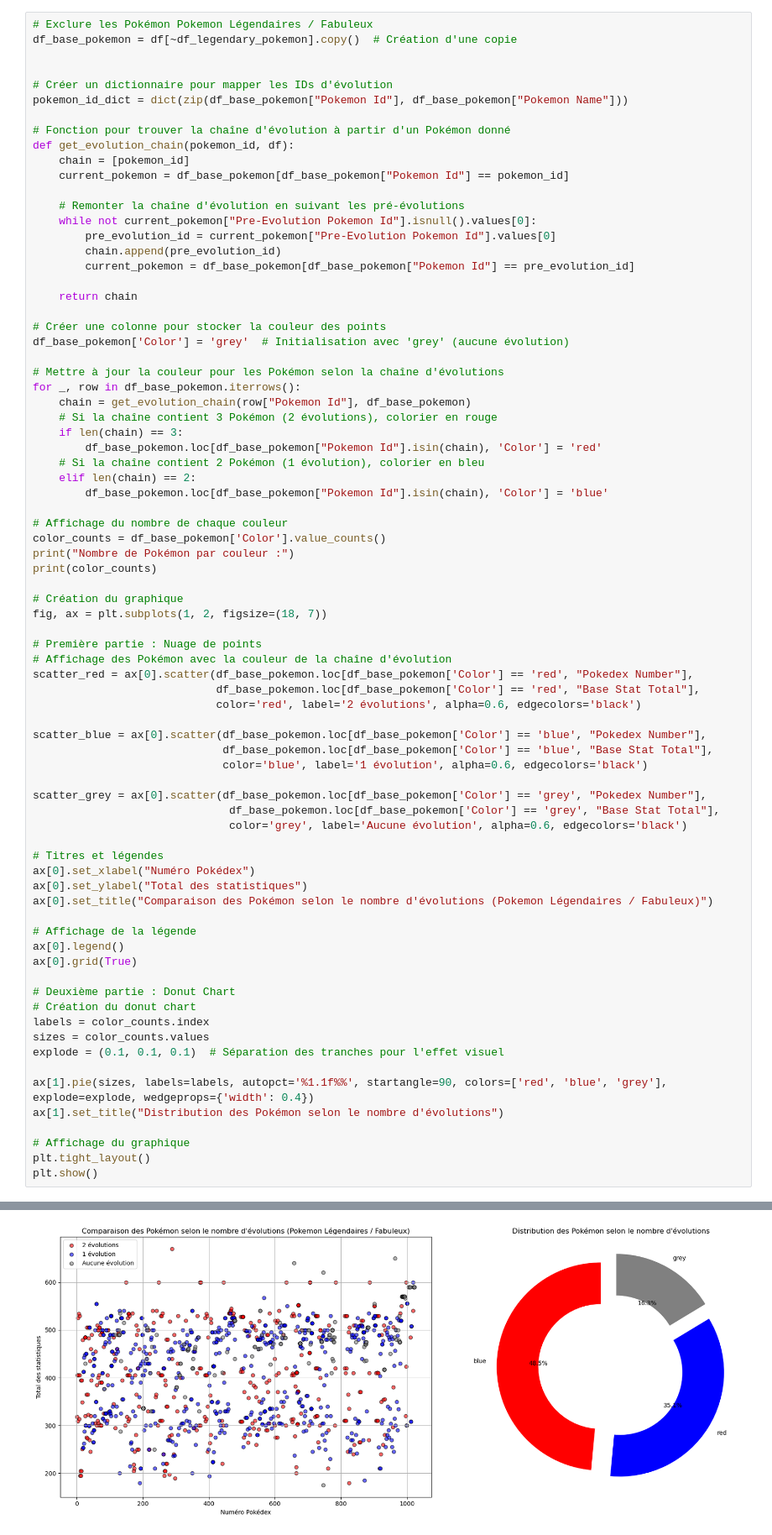
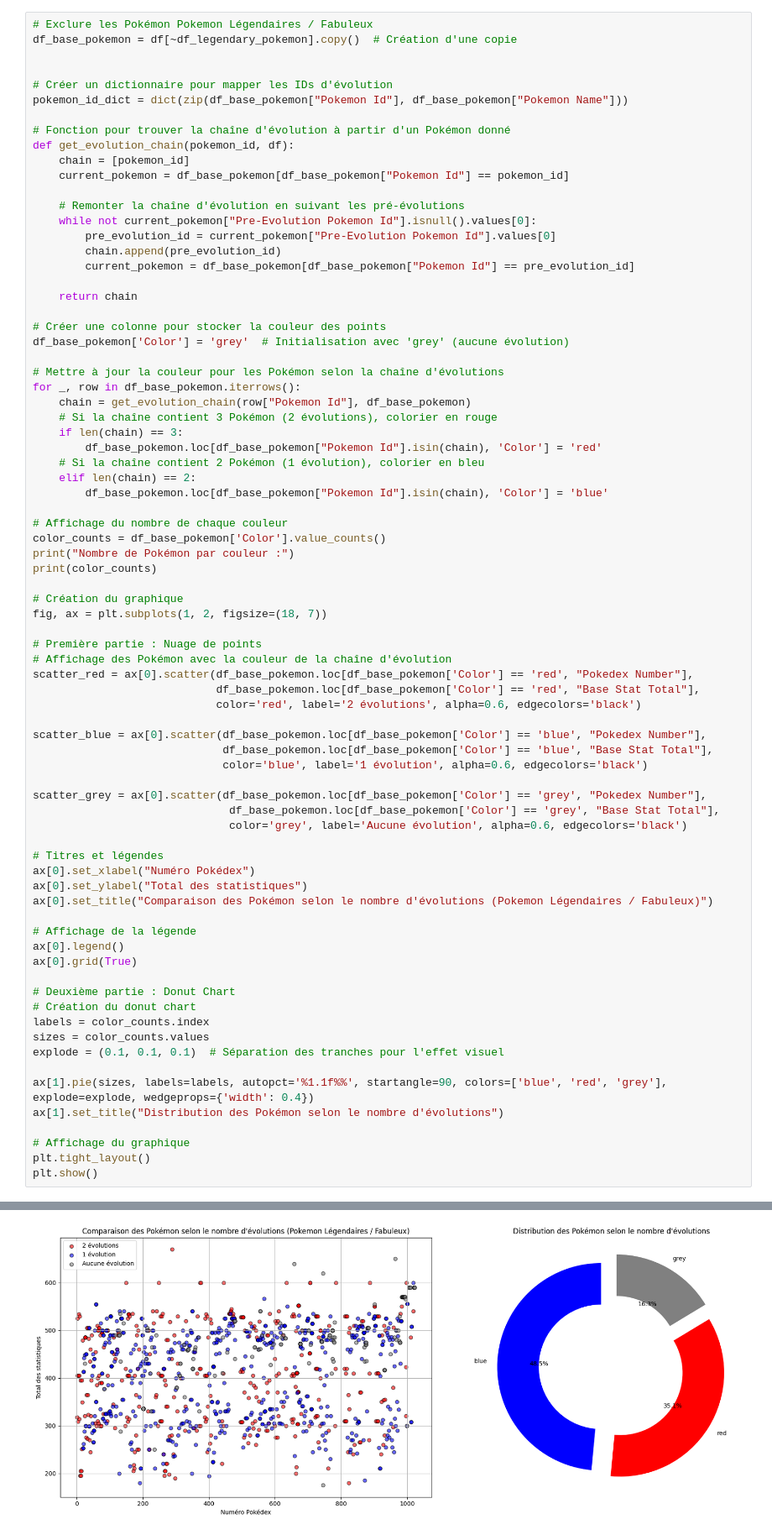
Before and after one commit to Akemi-ito/Analyse-de-donnee-Pokemon, a Jupyter notebook: Pokemon.ipynb, the cells around one changed output, grey strips where cells are left out. Shown: that part at 84% size. Saved outputs shown, nothing was run; the diff lists cells and outputs as text.

```diff
--- a/Pokemon.ipynb
+++ b/Pokemon.ipynb
@@ -122,32 +147,32 @@ scatter_grey = ax[0].scatter(df_base_pokemon.loc[df_base_pokemon['Color'] == 'gr
                               df_base_pokemon.loc[df_base_pokemon['Color'] == 'grey', "Base Stat Total"],
                               color='grey', label='Aucune évolution', alpha=0.6, edgecolors='black')
 
 # Titres et légendes
 ax[0].set_xlabel("Numéro Pokédex")
 ax[0].set_ylabel("Total des statistiques")
 ax[0].set_title("Comparaison des Pokémon selon le nombre d'évolutions (Pokemon Légendaires / Fabuleux)")
 
 # Affichage de la légende
 ax[0].legend()
 ax[0].grid(True)
 
 # Deuxième partie : Donut Chart
 # Création du donut chart
 labels = color_counts.index
 sizes = color_counts.values
 explode = (0.1, 0.1, 0.1)  # Séparation des tranches pour l'effet visuel
 
-ax[1].pie(sizes, labels=labels, autopct='%1.1f%%', startangle=90, colors=['red', 'blue', 'grey'], explode=explode, wedgeprops={'width': 0.4})
+ax[1].pie(sizes, labels=labels, autopct='%1.1f%%', startangle=90, colors=['blue', 'red', 'grey'], explode=explode, wedgeprops={'width': 0.4})
 ax[1].set_title("Distribution des Pokémon selon le nombre d'évolutions")
 
 # Affichage du graphique
 plt.tight_layout()
 plt.show()
 # %% [output]
 Nombre de Pokémon par couleur :
 Color
 blue    558
 red     404
 grey    188
 Name: count, dtype: int64
-[figure, old version]
+[figure, new version]
```
Also changed, not shown: parts of 17 cells of this notebook.
